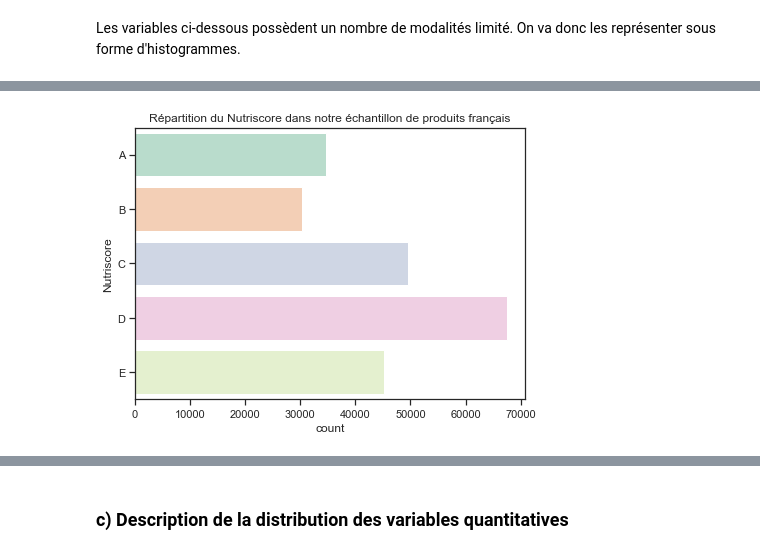
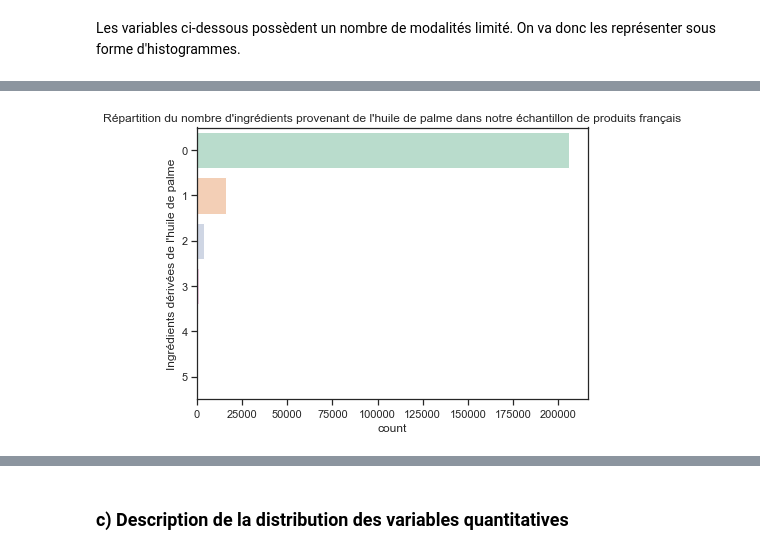
Before and after one commit to Sylvariane/Concevez_une_app_au_service_de_la_sante_publique, a Jupyter notebook: PSante_02_notebookexploration.ipynb, the cells around one changed output, grey strips where cells are left out. Drawn from its saved outputs; the diff is of its cells as text; code cells hidden in the pictures.

Commit message:
maj_notebook
Ajout de graphiques pour l'analyse multivariée

```diff
--- a/PSante_02_notebookexploration.ipynb
+++ b/PSante_02_notebookexploration.ipynb
@@ -103,11 +103,16 @@ col_drop = ['code', 'url', 'creator', 'quantity', 'ingredients_text', 'serving_q
 df.drop(col_drop, axis=1, inplace=True)
 # %%
 # transformation des variables catégorielles en catégorie
-col_cat = ["additives_n", "countries", "ingredients_from_palm_oil_n", "ingredients_that_may_be_from_palm_oil_n",
+col_cat = ["countries", "ingredients_from_palm_oil_n", "ingredients_that_may_be_from_palm_oil_n",
            "nutriscore_score", "nutriscore_grade"]
 
 for col in col_cat:
     df[col] = df[col].astype("category")
+# %%
+palm_oil = ["ingredients_from_palm_oil_n", "ingredients_that_may_be_from_palm_oil_n", "additives_n"]
+
+for col in palm_oil:
+    df[col] = df[col].astype("int64")
 # %%
 df.shape
 # %% [output]
@@ -224,3 +212,5 @@ df_france['nutriscore_grade'] = df_france['nutriscore_grade'].replace("b", "B")
 df_france['nutriscore_grade'] = df_france['nutriscore_grade'].replace("c", "C")
 df_france['nutriscore_grade'] = df_france['nutriscore_grade'].replace("d", "D")
 df_france['nutriscore_grade'] = df_france['nutriscore_grade'].replace("e", "E")
+# %%
+df_france["palm_oil_tot"] = df_france["ingredients_from_palm_oil_n"] + df_france["ingredients_that_may_be_from_palm_oil_n"]
@@ -227,9 +236,9 @@ df_france['nutriscore_grade'] = df_france['nutriscore_grade'].replace("e", "E")
 # %%
 plt.figure(figsize=(7,5))
-sns.countplot(y="nutriscore_grade", data=df_france)
-plt.ylabel("Nutriscore")
-plt.title("Répartition du Nutriscore dans notre échantillon de produits français")
-plt.savefig("Présentation/Images/nutriscore.png")
+sns.countplot(y="palm_oil_tot", data=df_france)
+plt.ylabel("Ingrédients dérivées de l'huile de palme")
+plt.title("Répartition du nombre d'ingrédients provenant de l'huile de palme dans notre échantillon de produits français")
+plt.savefig("Présentation/Images/palm_oil.png")
 plt.show()
 # %% [output]
-[figure, old version]
+[figure, new version]
```
Also changed, not shown: parts of 86 cells of this notebook, 2 other files.
